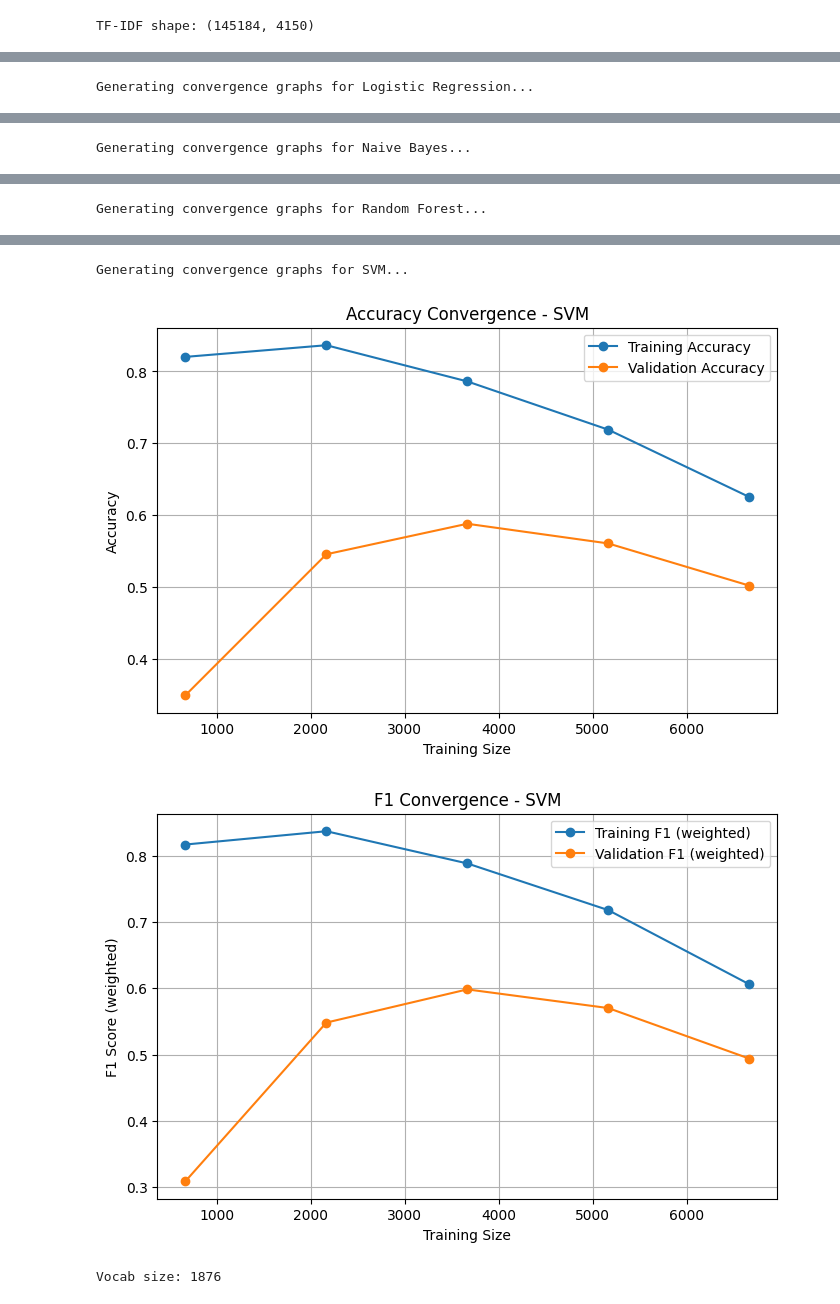
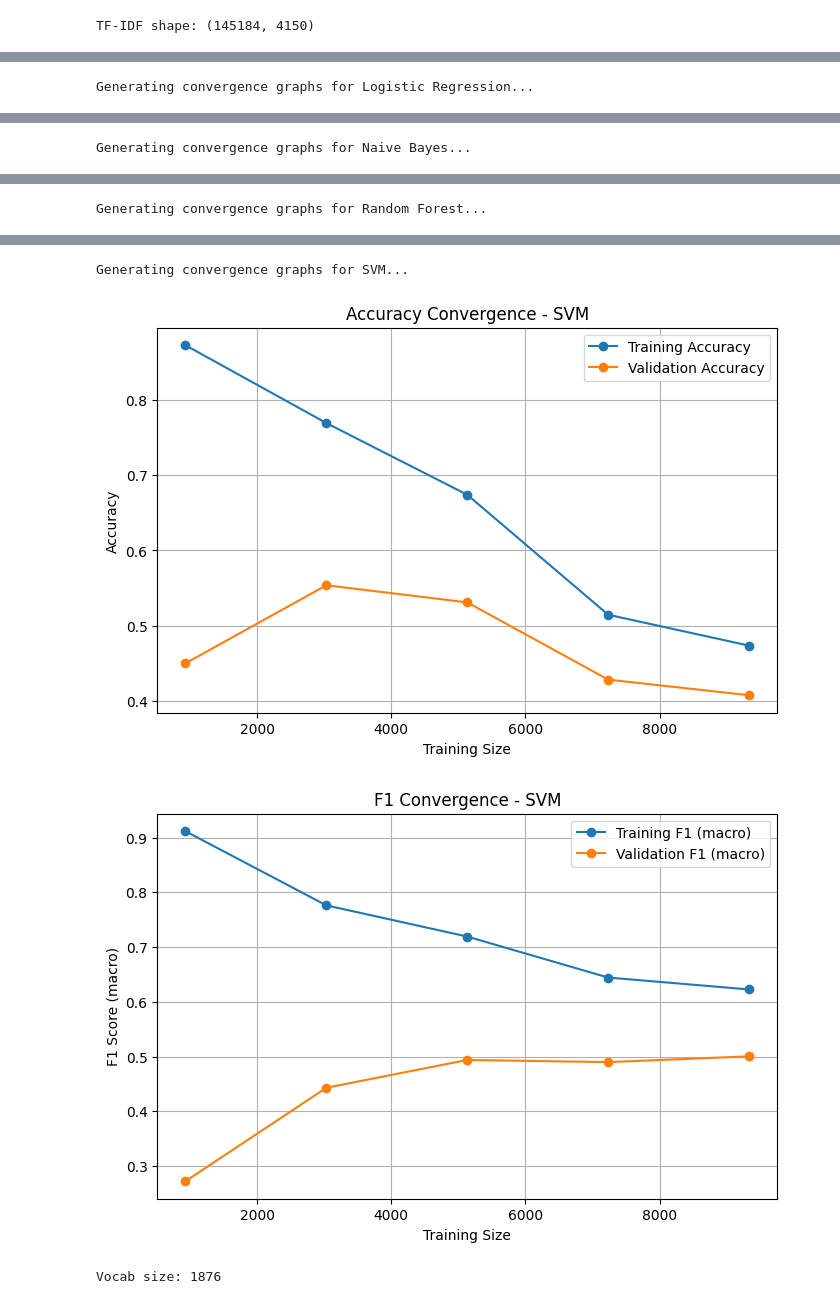
Before and after one commit to Queenimoh/Queen-7150CEM, a Jupyter notebook: Queen_Imoh_7150CEM.ipynb, the cells around one changed output, grey strips where cells are left out. Drawn from its saved outputs; the diff is of its cells as text; code cells hidden in the pictures.

```diff
--- a/Queen_Imoh_7150CEM.ipynb
+++ b/Queen_Imoh_7150CEM.ipynb
@@ -246,9 +246,9 @@ for name, model in models_full.items():
     print(f'{name}: F1_weighted={f1_w:.4f}, Accuracy={acc:.4f}')
     results.append([name, acc, prec_w, rec_w, f1_w, f1_m])
 
-# Train support vector machine on 10000 samples to enable rapid SVM hyperparameter optimization
+# Train support vector machine on 14000 samples to enable rapid SVM hyperparameter optimization
 # and cross-validation while preserving class distribution via stratified sampling of top 20 interaction types.
-sample_size = min(10000, len(X_train))
+sample_size = min(14000, len(X_train))
 train_idx = np.random.choice(len(X_train), sample_size, replace=False)
 X_train_svm = X_train_tfidf[train_idx]
 y_train_svm = y_train[train_idx]
@@ -328,7 +328,7 @@ def plot_model_convergence(model, X, y, model_name):
     plt.show()
 
     # F1 Convergence
-    f1_scorer = make_scorer(f1_score, average='weighted')
+    f1_scorer = make_scorer(f1_score, average='macro')
 
     train_sizes_f1, train_scores_f1, val_scores_f1 = learning_curve(
         model,
@@ -344,10 +344,10 @@ def plot_model_convergence(model, X, y, model_name):
     val_mean_f1 = np.mean(val_scores_f1, axis=1)
 
     plt.figure(figsize=(8,5))
-    plt.plot(train_sizes_f1, train_mean_f1, marker='o', label="Training F1 (weighted)")
-    plt.plot(train_sizes_f1, val_mean_f1, marker='o', label="Validation F1 (weighted)")
+    plt.plot(train_sizes_f1, train_mean_f1, marker='o', label="Training F1 (macro)")
+    plt.plot(train_sizes_f1, val_mean_f1, marker='o', label="Validation F1 (macro)")
     plt.xlabel("Training Size")
-    plt.ylabel("F1 Score (weighted)")
+    plt.ylabel("F1 Score (macro)")
     plt.title(f"F1 Convergence - {model_name}")
     plt.legend()
     plt.grid(True)
@@ -378,6 +378,6 @@ Generating convergence graphs for Random Forest...
 Generating convergence graphs for SVM...
-[figure, old version]
+[figure, new version]
-[figure, old version]
+[figure, new version]
 # %%
 # Text Preprocessing
 # Tokenization for deep learning models
```
Also changed, not shown: parts of 3 cells of this notebook.
